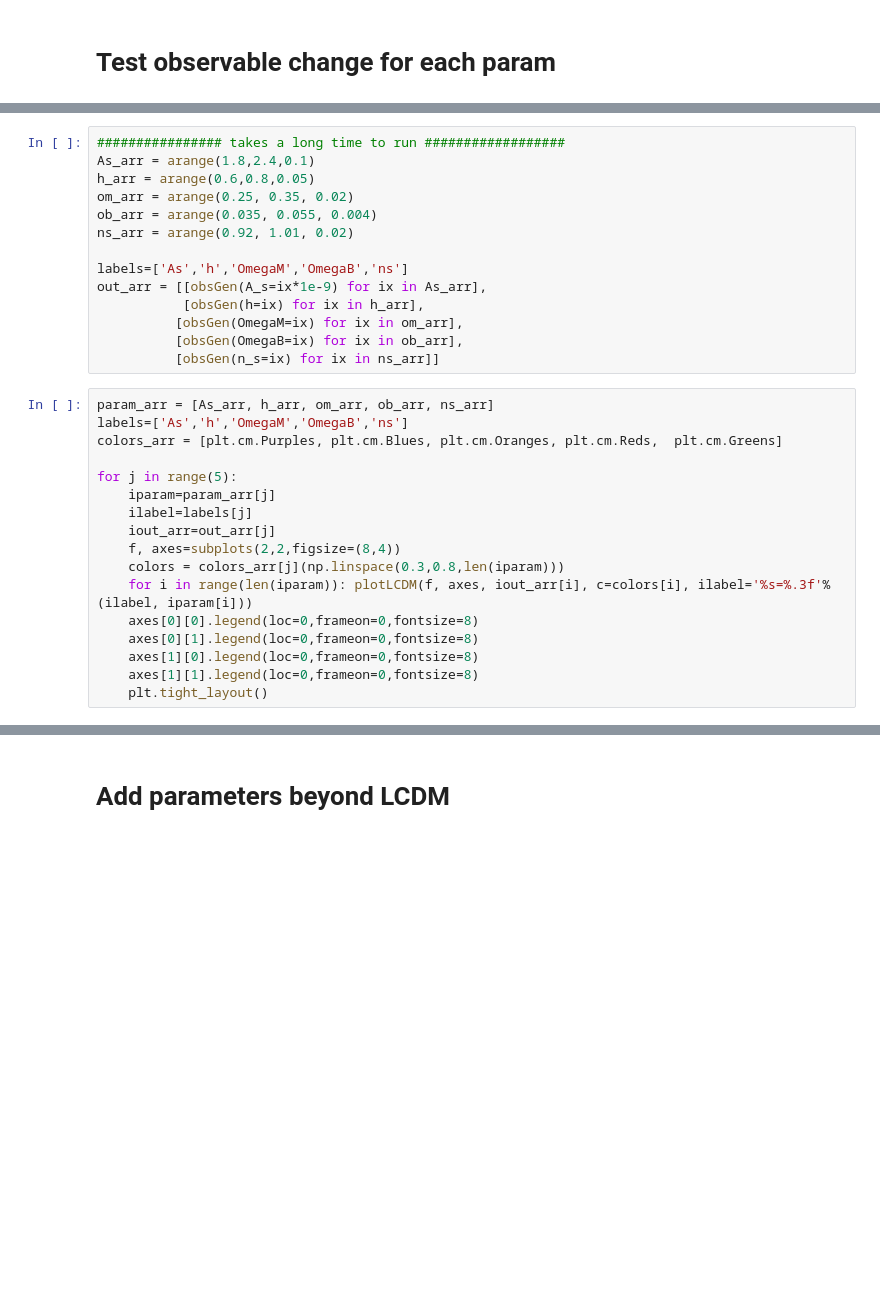
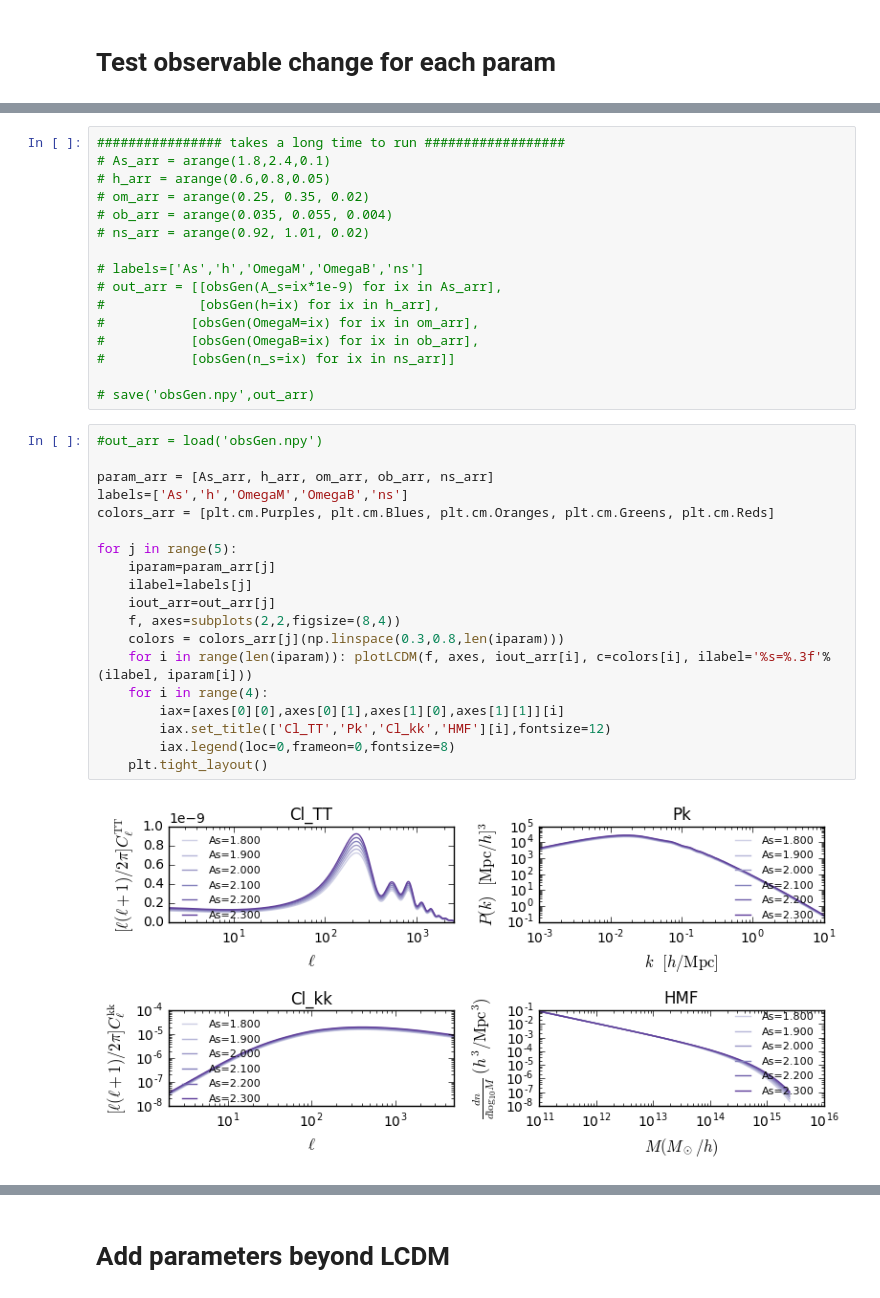
Before and after one commit to liuxx479/emudesgin, a Jupyter notebook: observables.ipynb, the cells around one changed output, grey strips where cells are left out. Drawn from its saved outputs; the diff is of its cells as text; blank space fills up the shorter version.

Commit message:
plot an array of parameters for each LCDM param

```diff
--- a/observables.ipynb
+++ b/observables.ipynb
@@ -341,32 +341,38 @@ plt.tight_layout()
 # plt.tight_layout()
 # %%
 ################ takes a long time to run ##################
-As_arr = arange(1.8,2.4,0.1)
-h_arr = arange(0.6,0.8,0.05)
-om_arr = arange(0.25, 0.35, 0.02)
-ob_arr = arange(0.035, 0.055, 0.004)
-ns_arr = arange(0.92, 1.01, 0.02)
+# As_arr = arange(1.8,2.4,0.1)
+# h_arr = arange(0.6,0.8,0.05)
+# om_arr = arange(0.25, 0.35, 0.02)
+# ob_arr = arange(0.035, 0.055, 0.004)
+# ns_arr = arange(0.92, 1.01, 0.02)
 
-labels=['As','h','OmegaM','OmegaB','ns']
-out_arr = [[obsGen(A_s=ix*1e-9) for ix in As_arr],
-           [obsGen(h=ix) for ix in h_arr],
-          [obsGen(OmegaM=ix) for ix in om_arr],
-          [obsGen(OmegaB=ix) for ix in ob_arr],
-          [obsGen(n_s=ix) for ix in ns_arr]]
+# labels=['As','h','OmegaM','OmegaB','ns']
+# out_arr = [[obsGen(A_s=ix*1e-9) for ix in As_arr],
+#            [obsGen(h=ix) for ix in h_arr],
+#           [obsGen(OmegaM=ix) for ix in om_arr],
+#           [obsGen(OmegaB=ix) for ix in ob_arr],
+#           [obsGen(n_s=ix) for ix in ns_arr]]
+
+# save('obsGen.npy',out_arr)
 # %%
+#out_arr = load('obsGen.npy')
+
 param_arr = [As_arr, h_arr, om_arr, ob_arr, ns_arr]
 labels=['As','h','OmegaM','OmegaB','ns']
-colors_arr = [plt.cm.Purples, plt.cm.Blues, plt.cm.Oranges, plt.cm.Reds,  plt.cm.Greens]
+colors_arr = [plt.cm.Purples, plt.cm.Blues, plt.cm.Oranges, plt.cm.Greens, plt.cm.Reds]
 
 for j in range(5):
     iparam=param_arr[j]
     ilabel=labels[j]
     iout_arr=out_arr[j]
     f, axes=subplots(2,2,figsize=(8,4))
     colors = colors_arr[j](np.linspace(0.3,0.8,len(iparam)))
     for i in range(len(iparam)): plotLCDM(f, axes, iout_arr[i], c=colors[i], ilabel='%s=%.3f'%(ilabel, iparam[i]))
-    axes[0][0].legend(loc=0,frameon=0,fontsize=8)
-    axes[0][1].legend(loc=0,frameon=0,fontsize=8)
-    axes[1][0].legend(loc=0,frameon=0,fontsize=8)
-    axes[1][1].legend(loc=0,frameon=0,fontsize=8)
+    for i in range(4):
+        iax=[axes[0][0],axes[0][1],axes[1][0],axes[1][1]][i]
+        iax.set_title(['Cl_TT','Pk','Cl_kk','HMF'][i],fontsize=12)
+        iax.legend(loc=0,frameon=0,fontsize=8)
     plt.tight_layout()
+# %% [output]
+[figure, added]
```
Also changed, not shown: parts of 3 cells of this notebook.
